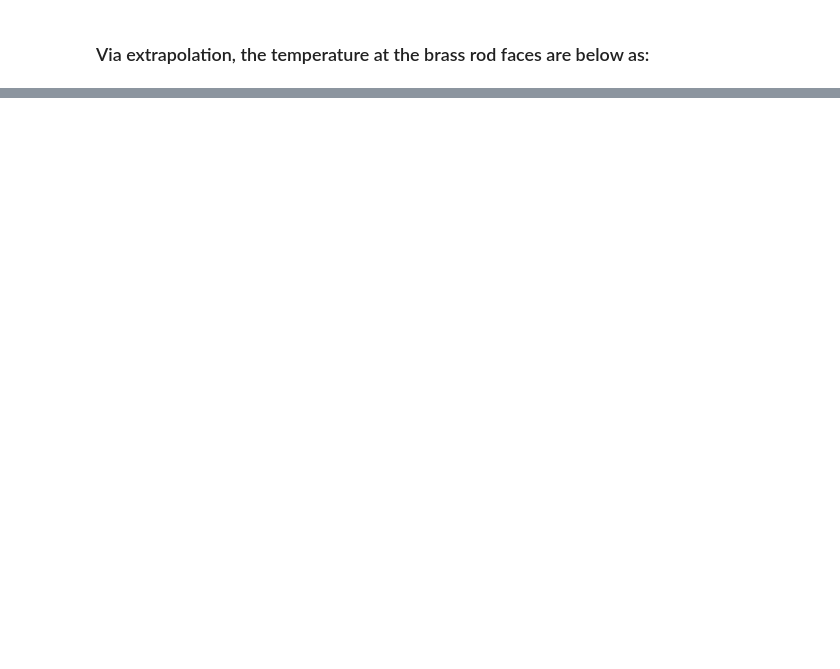
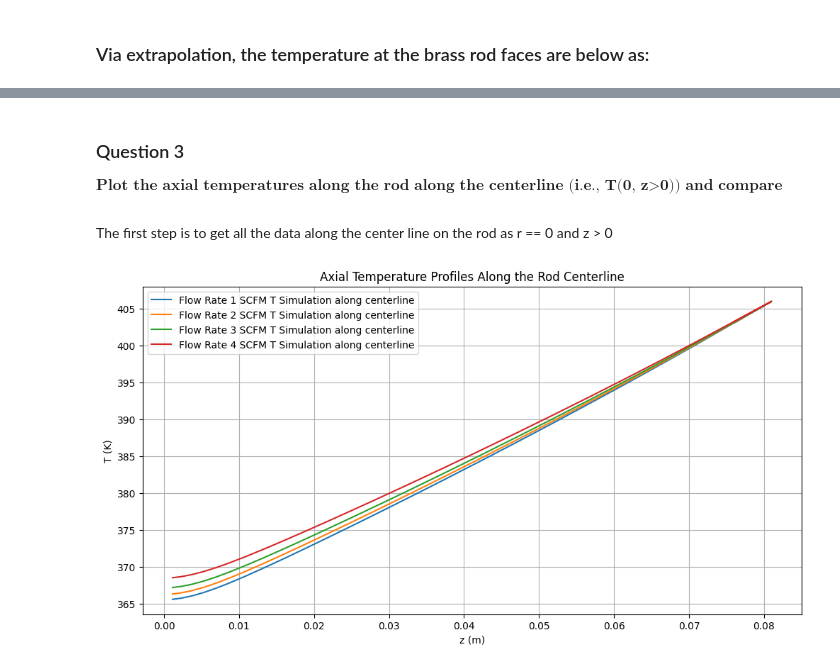
Before and after one commit to rahilisashaik/cbe154, a Jupyter notebook: heat-transfer-2/updated_HT_data_analysis.ipynb, the cells around one changed output, grey strips where cells are left out. Drawn from its saved outputs; the diff is of its cells as text; code cells hidden in the pictures; blank space fills up the shorter version.

```diff
--- a/heat-transfer-2/updated_HT_data_analysis.ipynb
+++ b/heat-transfer-2/updated_HT_data_analysis.ipynb
@@ -207,0 +404,5 @@ the length of the cylinder (should you include or exclude the section with the h
+# %%
+df_sim_1 = pd.read_csv('data/Heat Transfer Lab COMSOL Data - 1 SCFM Data.csv')
+df_sim_2 = pd.read_csv('data/Heat Transfer Lab COMSOL Data - 2 SCFM Data.csv')
+df_sim_3 = pd.read_csv('data/Heat Transfer Lab COMSOL Data - 3 SCFM Data.csv')
+df_sim_4 = pd.read_csv('data/Heat Transfer Lab COMSOL Data - 4 SCFM Data.csv')
@@ -207,0 +418,19 @@ the length of the cylinder (should you include or exclude the section with the h
+# %% [markdown]
+### Question 3
+$$ \textbf{Plot the axial temperatures along the rod along the centerline (i.e., T(0, z>0)) and compare them to your experimental values.} $$
+# %% [markdown]
+The first step is to get all the data along the center line on the rod as r == 0 and z > 0
+# %%
+plt.figure(figsize=(12, 6))
+plt.plot(df_sim_1.query("r == 0 and z > 0")['z'], df_sim_1.query("r == 0 and z > 0")['T (K)'], label = 'Flow Rate 1 SCFM T Simulation along centerline')
+plt.plot(df_sim_2.query("r == 0 and z > 0")['z'], df_sim_2.query("r == 0 and z > 0")['T (K)'], label = 'Flow Rate 2 SCFM T Simulation along centerline')
+plt.plot(df_sim_3.query("r == 0 and z > 0")['z'], df_sim_3.query("r == 0 and z > 0")['T (K)'], label = 'Flow Rate 3 SCFM T Simulation along centerline')
+plt.plot(df_sim_4.query("r == 0 and z > 0")['z'], df_sim_4.query("r == 0 and z > 0")['T (K)'], label = 'Flow Rate 4 SCFM T Simulation along centerline')
+plt.xlabel('z (m)')
+plt.ylabel('T (K)')
+plt.title('Axial Temperature Profiles Along the Rod Centerline')
+plt.grid()
+plt.legend()
+plt.show()
+# %% [output]
+[figure, added]
```
Also changed, not shown: parts of 51 cells of this notebook.
